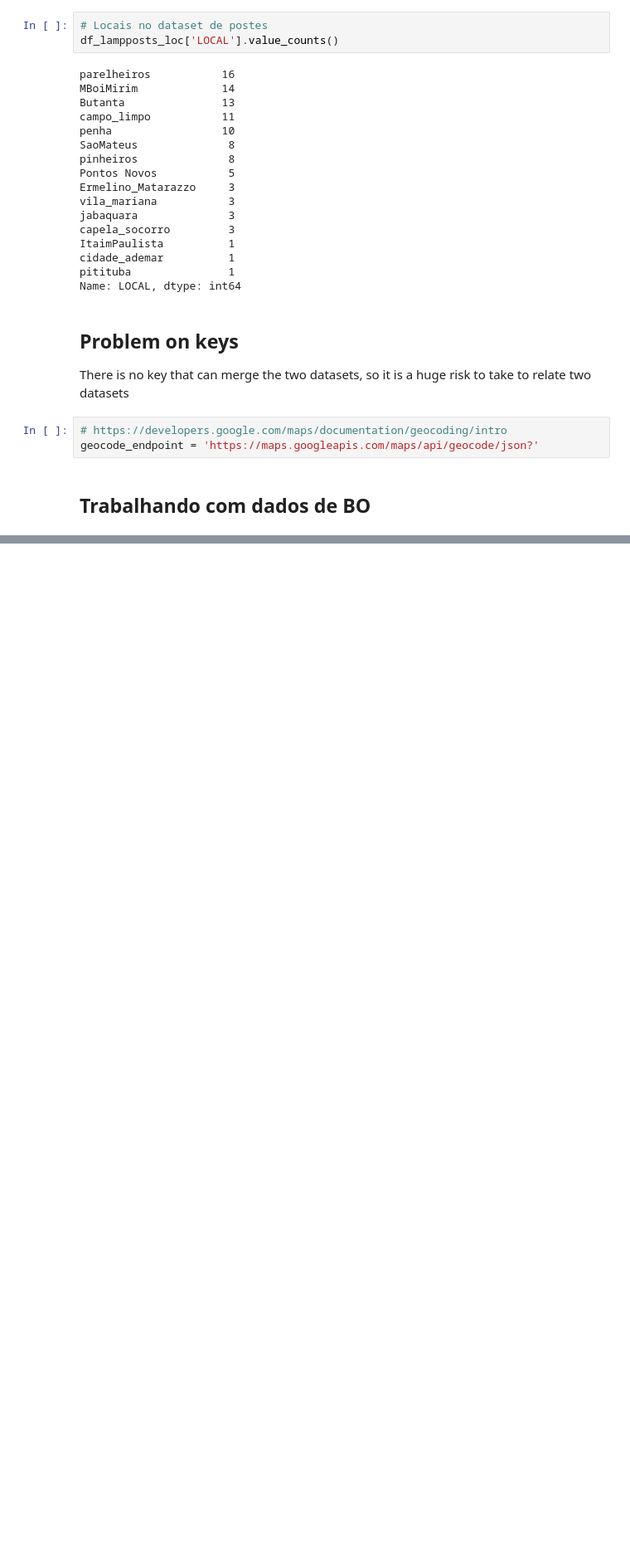
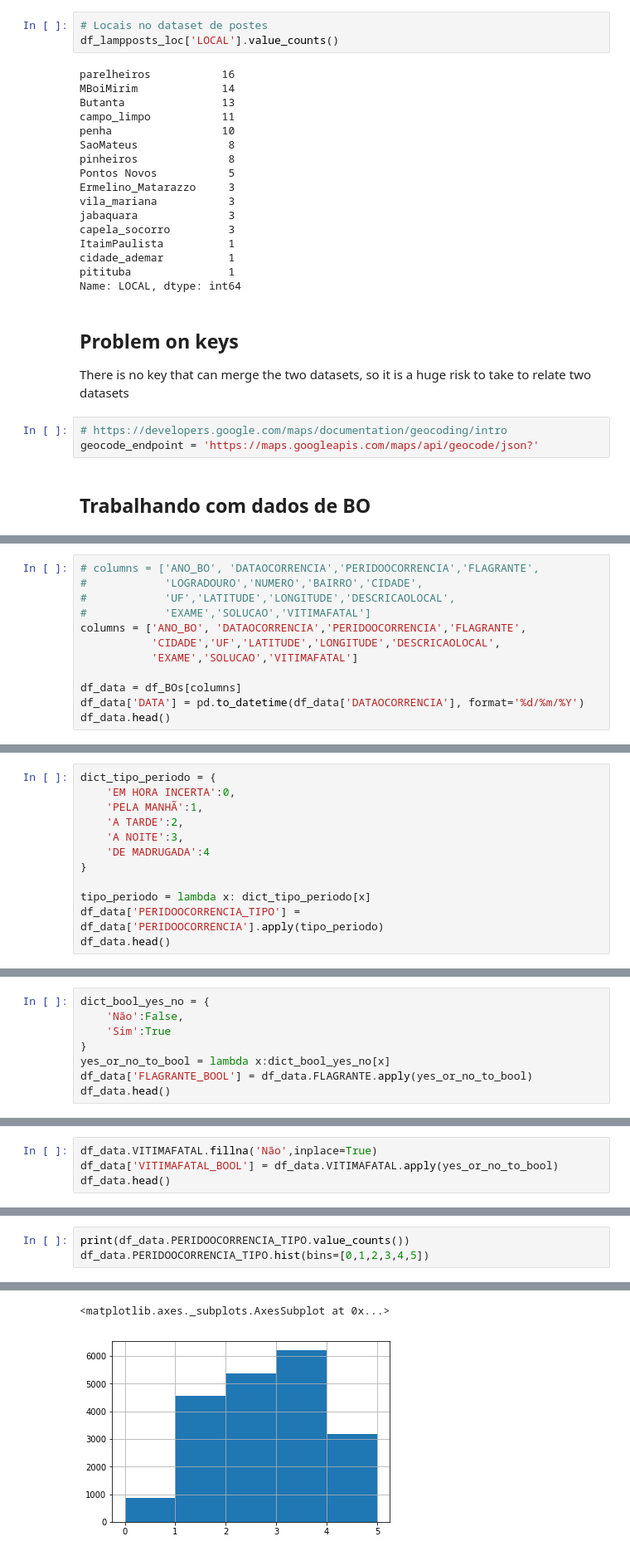
Before and after one commit to RodrigoDias27/-lamppost_on_sp_city, a Jupyter notebook: notebooks/Lampposts on SP.ipynb, the cells around one changed output, grey strips where cells are left out. Shown: that part at 83% size. Cells and saved outputs as stored; diff of their text form; blank space fills up the shorter version.

```diff
--- a/notebooks/Lampposts on SP.ipynb
+++ b/notebooks/Lampposts on SP.ipynb
@@ -141,3 +142,15 @@ ANO_MODELO                  20166 non-null float64
 DESCR_TIPO_VEICULO          5048 non-null object
 dtypes: float64(6), int64(2), object(44)
 memory usage: 8.0+ MB
+# %%
+# columns = ['ANO_BO', 'DATAOCORRENCIA','PERIDOOCORRENCIA','FLAGRANTE',
+#            'LOGRADOURO','NUMERO','BAIRRO','CIDADE',
+#            'UF','LATITUDE','LONGITUDE','DESCRICAOLOCAL',
+#            'EXAME','SOLUCAO','VITIMAFATAL']
+columns = ['ANO_BO', 'DATAOCORRENCIA','PERIDOOCORRENCIA','FLAGRANTE',
+           'CIDADE','UF','LATITUDE','LONGITUDE','DESCRICAOLOCAL',
+           'EXAME','SOLUCAO','VITIMAFATAL']
+
+df_data = df_BOs[columns]
+df_data['DATA'] = pd.to_datetime(df_data['DATAOCORRENCIA'], format='%d/%m/%Y')
+df_data.head()
@@ -143,0 +195,12 @@ memory usage: 8.0+ MB
+# %%
+dict_tipo_periodo = {
+    'EM HORA INCERTA':0,
+    'PELA MANHÃ':1,
+    'A TARDE':2,
+    'A NOITE':3,
+    'DE MADRUGADA':4
+}
+
+tipo_periodo = lambda x: dict_tipo_periodo[x]
+df_data['PERIDOOCORRENCIA_TIPO'] = df_data['PERIDOOCORRENCIA'].apply(tipo_periodo)
+df_data.head()
@@ -143,0 +225,8 @@ memory usage: 8.0+ MB
+# %%
+dict_bool_yes_no = {
+    'Não':False,
+    'Sim':True
+}
+yes_or_no_to_bool = lambda x:dict_bool_yes_no[x]
+df_data['FLAGRANTE_BOOL'] = df_data.FLAGRANTE.apply(yes_or_no_to_bool)
+df_data.head()
@@ -143,0 +291,4 @@ memory usage: 8.0+ MB
+# %%
+df_data.VITIMAFATAL.fillna('Não',inplace=True)
+df_data['VITIMAFATAL_BOOL'] = df_data.VITIMAFATAL.apply(yes_or_no_to_bool)
+df_data.head()
@@ -143,0 +310,4 @@ memory usage: 8.0+ MB
+# %%
+print(df_data.PERIDOOCORRENCIA_TIPO.value_counts())
+df_data.PERIDOOCORRENCIA_TIPO.hist(bins=[0,1,2,3,4,5])
+# %% [output]
@@ -143,0 +320,2 @@ memory usage: 8.0+ MB
+<matplotlib.axes._subplots.AxesSubplot at 0x...>
+[figure, added]
```
Also changed, not shown: parts of 27 cells of this notebook.
